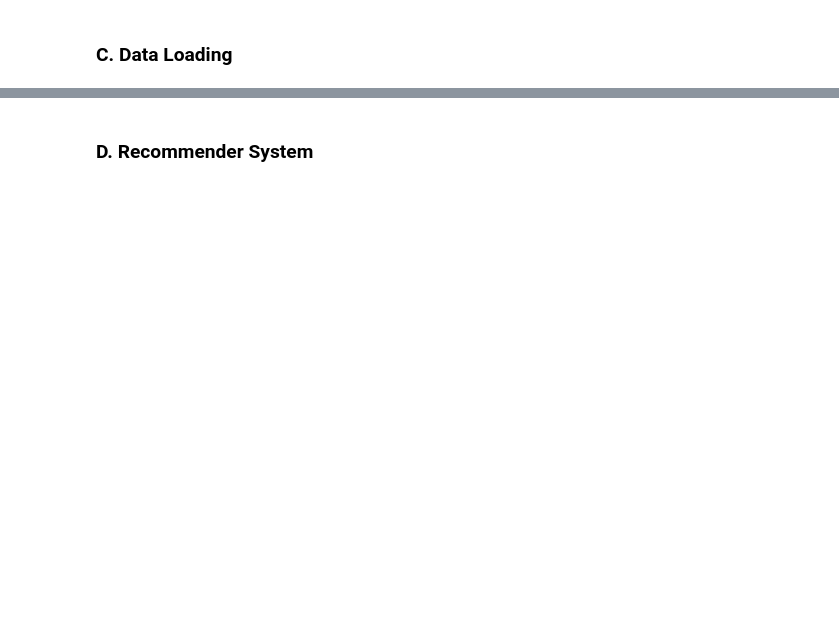
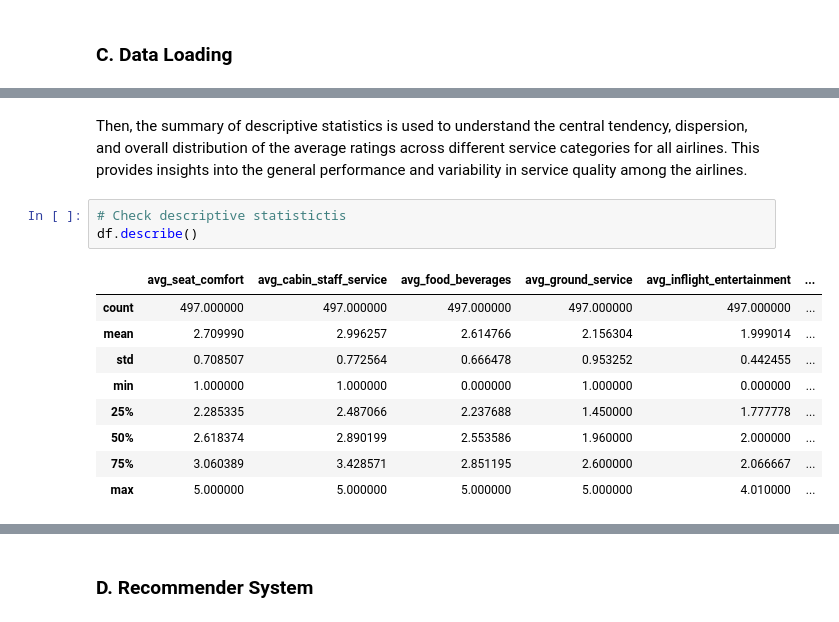
Before and after one commit to FTDS-assignment-bay/p2-final-project-flightbuddy, a Jupyter notebook: final_project_recsys.ipynb, the cells around one changed output, grey strips where cells are left out. Drawn from its saved outputs; the diff is of its cells as text; blank space fills up the shorter version.

```diff
--- a/final_project_recsys.ipynb
+++ b/final_project_recsys.ipynb
@@ -74,0 +163,15 @@ df
+# %% [markdown]
+Then, the summary of descriptive statistics is used to understand the central tendency, dispersion, and overall distribution of the average ratings across different service categories for all airlines. This provides insights into the general performance and variability in service quality among the airlines.
+# %%
+# Check descriptive statistictis
+df.describe()
+# %% [output]
+|  | avg_seat_comfort | avg_cabin_staff_service | avg_food_beverages | avg_ground_service | avg_inflight_entertainment | ... |
+| count | 497.000000 | 497.000000 | 497.000000 | 497.000000 | 497.000000 | ... |
+| mean | 2.709990 | 2.996257 | 2.614766 | 2.156304 | 1.999014 | ... |
+| std | 0.708507 | 0.772564 | 0.666478 | 0.953252 | 0.442455 | ... |
+| min | 1.000000 | 1.000000 | 0.000000 | 1.000000 | 0.000000 | ... |
+| 25% | 2.285335 | 2.487066 | 2.237688 | 1.450000 | 1.777778 | ... |
+| 50% | 2.618374 | 2.890199 | 2.553586 | 1.960000 | 2.000000 | ... |
+| 75% | 3.060389 | 3.428571 | 2.851195 | 2.600000 | 2.066667 | ... |
+| max | 5.000000 | 5.000000 | 5.000000 | 5.000000 | 4.010000 | ... |
```
Also changed, not shown: parts of 34 cells of this notebook, 4 other files.
